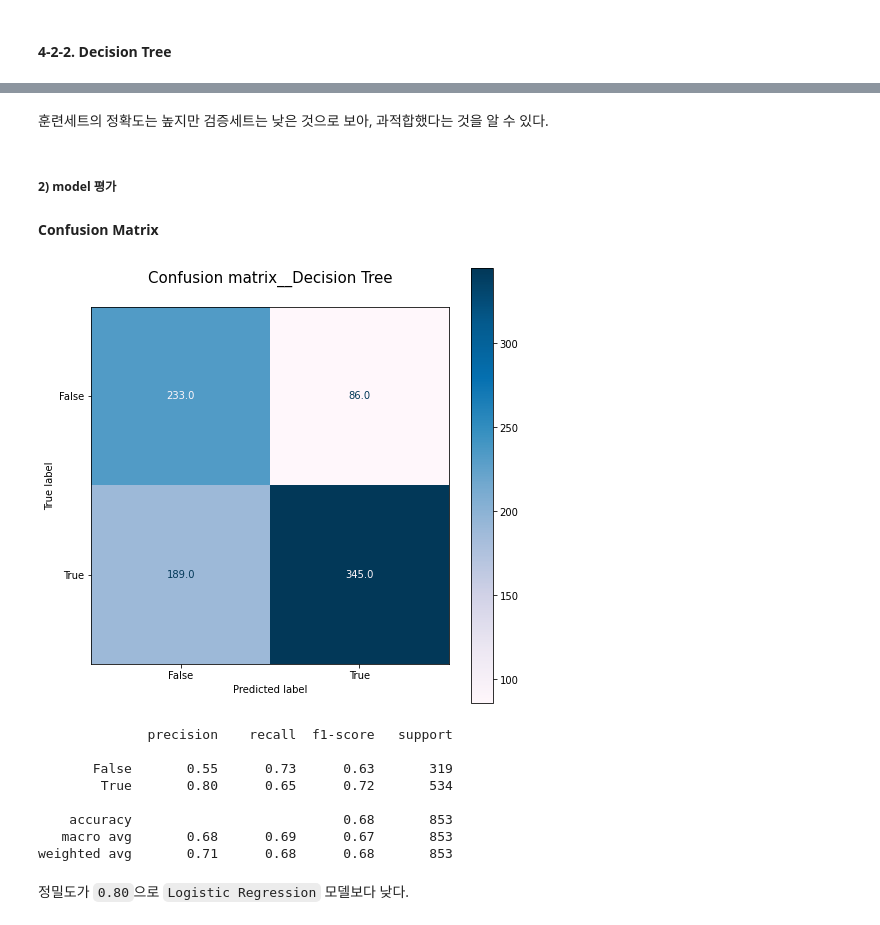
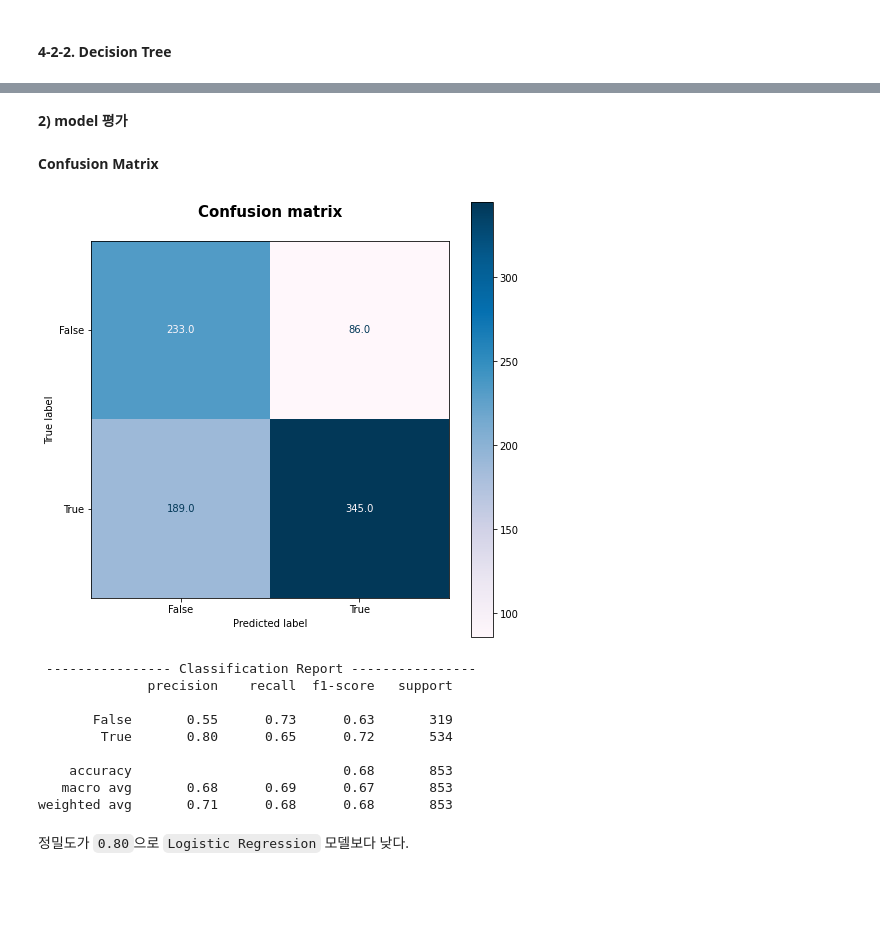
Before and after one commit to SON-HYEWON/Project2_, a Jupyter notebook: AI_02_손혜원_Section2.ipynb, the cells around one changed output, grey strips where cells are left out. Drawn from its saved outputs; the diff is of its cells as text; code cells hidden in the pictures; blank space fills up the shorter version.

```diff
--- a/AI_02_손혜원_Section2.ipynb
+++ b/AI_02_손혜원_Section2.ipynb
@@ -691,14 +668,0 @@ print('하이퍼파라미터 튜닝 이후 최고 정확도 : ', clf_lr.best_sco
-# %%
-# 최적의 하이퍼파라미터를 적용, 모델의 예측 정확도(accuracy score) 확인
-
-pipe_lr2 = clf_lr.best_estimator_
-
-pipe_lr2.fit(X_train, y_train)
-
-y_train_pred = pipe_lr2.predict(X_train)
-y_val_pred = pipe_lr2.predict(X_val)
-
-print('훈련 정확도 : ', pipe_lr2.score(X_train, y_train))
-print('검증 정확도 : ', pipe_lr2.score(X_val, y_val))
-print('-----------------------------------------------------------')
-print('검증세트 F1-score : ', f1_score(y_val, y_val_pred))
@@ -735,32 +694,25 @@ print('검증세트 F1-score : ', f1_score(y_val, y_pred))
-# %% [markdown]
-훈련세트의 정확도는 높지만 검증세트는 낮은 것으로 보아, 과적합했다는 것을 알 수 있다.
 # %% [markdown]
-##### **2) model 평가**
+**2) model 평가**
 # %% [markdown]
 **Confusion Matrix**
-# %%
-fig, ax = plt.subplots(figsize=(8, 8))
-
-pcm = plot_confusion_matrix(pipe_dt, X_val, y_val,
-                            cmap='PuBu',
-                            ax=ax, values_format =".1f");
-
-plt.title(f'Confusion matrix__Decision Tree', y = 1.05, fontsize=15)
-plt.show()
-# %% [output]
-[figure, removed]
-# %%
-y_pred = pipe_dt.predict(X_val)
-print(classification_report(y_val, y_pred))
-# %% [output]
-              precision    recall  f1-score   support
-
-       False       0.55      0.73      0.63       319
-        True       0.80      0.65      0.72       534
-
-    accuracy                           0.68       853
-   macro avg       0.68      0.69      0.67       853
-weighted avg       0.71      0.68      0.68       853
+# %%
+# 불러온 모델에 검증데이터(X_val)로 예측값과 예측확률을 산출
+dt_pred = pipe_dt.predict(X_val)
+dt_prob = pipe_dt.predict_proba(X_val)[:, 1]
+
+# Logistic Regression 오차행렬
+confusion_matrix(pipe_dt, dt_pred)
+# %% [output]
+[figure, added]
+ ---------------- Classification Report ----------------
+              precision    recall  f1-score   support
+
+       False       0.55      0.73      0.63       319
+        True       0.80      0.65      0.72       534
+
+    accuracy                           0.68       853
+   macro avg       0.68      0.69      0.67       853
+weighted avg       0.71      0.68      0.68       853
 # %% [markdown]
 정밀도가 `0.80`으로 `Logistic Regression` 모델보다 낮다.
 # %% [markdown]
```
Also changed, not shown: parts of 101 cells of this notebook.
